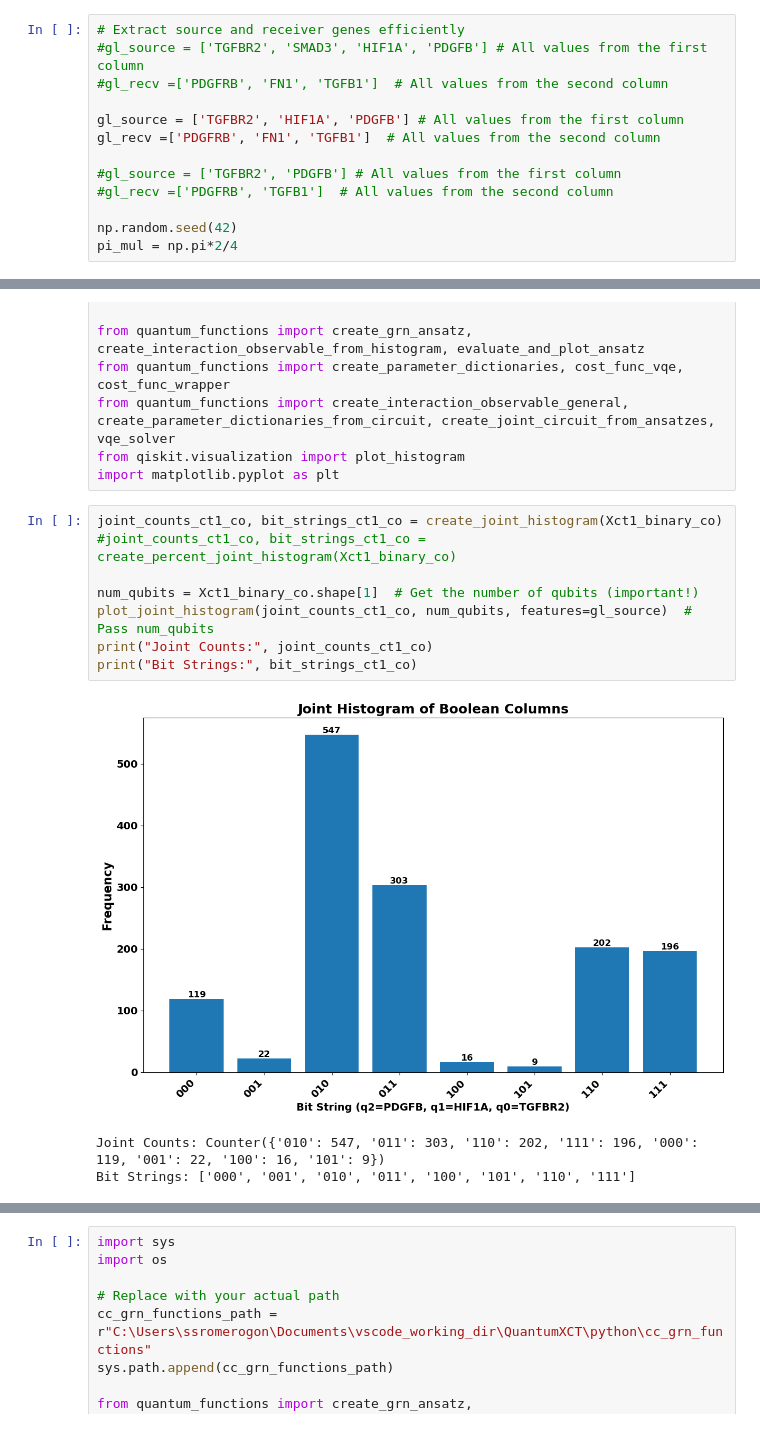
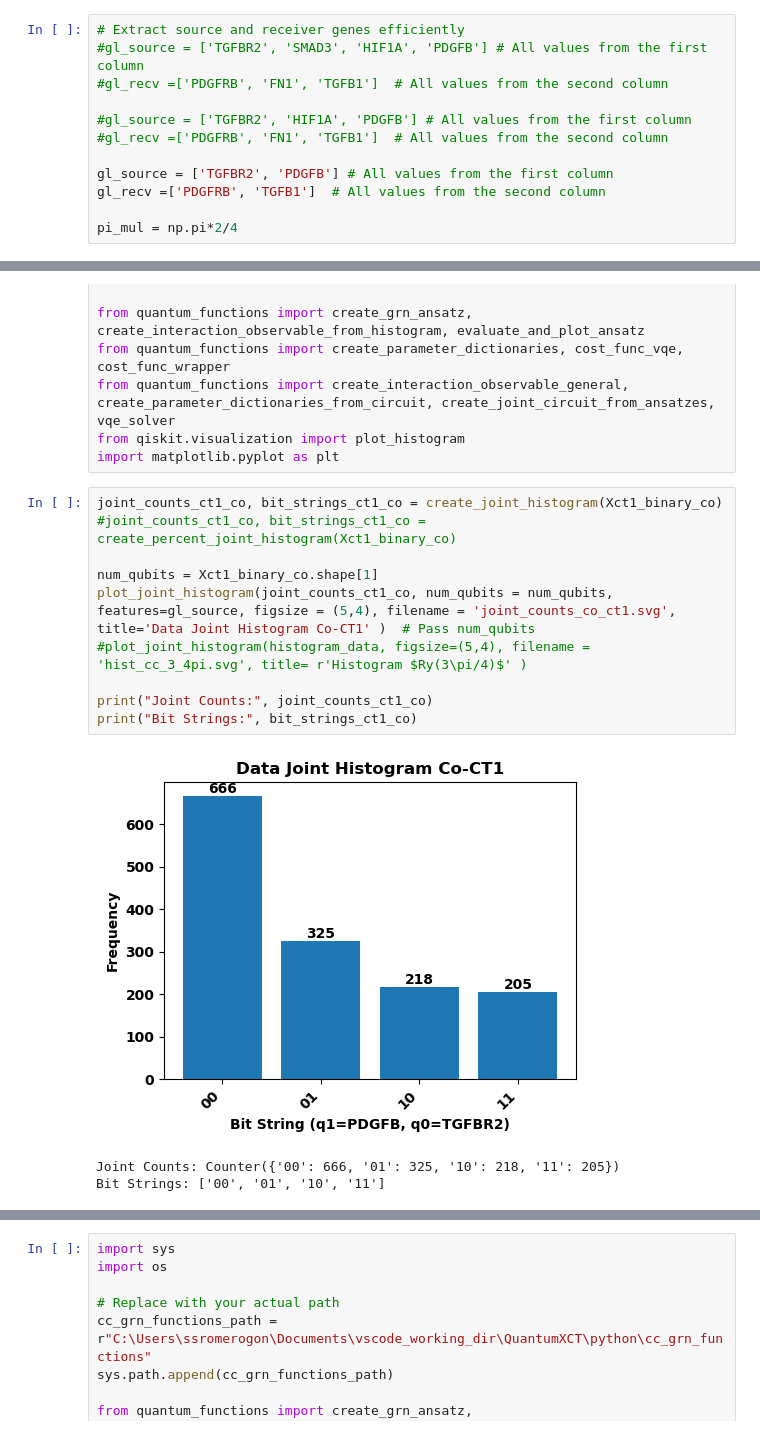
Before and after one commit to cailab-tamu/QuantumXCT, a Jupyter notebook: python/cc_grn_opt_1link.ipynb, the cells around one changed output, grey strips where cells are left out. Saved outputs shown, nothing was run; the diff lists cells and outputs as text.

Commit message:
Figure saves included in notebook 1link

```diff
--- a/python/cc_grn_opt_1link.ipynb
+++ b/python/cc_grn_opt_1link.ipynb
@@ -13,13 +15,12 @@ sc.pp.log1p(adata)
 #gl_source = ['TGFBR2', 'SMAD3', 'HIF1A', 'PDGFB'] # All values from the first column
 #gl_recv =['PDGFRB', 'FN1', 'TGFB1']  # All values from the second column
 
-gl_source = ['TGFBR2', 'HIF1A', 'PDGFB'] # All values from the first column
-gl_recv =['PDGFRB', 'FN1', 'TGFB1']  # All values from the second column
+#gl_source = ['TGFBR2', 'HIF1A', 'PDGFB'] # All values from the first column
+#gl_recv =['PDGFRB', 'FN1', 'TGFB1']  # All values from the second column
 
-#gl_source = ['TGFBR2', 'PDGFB'] # All values from the first column
-#gl_recv =['PDGFRB', 'TGFB1']  # All values from the second column
+gl_source = ['TGFBR2', 'PDGFB'] # All values from the first column
+gl_recv =['PDGFRB', 'TGFB1']  # All values from the second column
 
-np.random.seed(42)
 pi_mul = np.pi*2/4
 # %%
 ict1 = adata.obs["BatchID"] == "Cancer Cells (Co)"
@@ -179,15 +180,17 @@ import matplotlib.pyplot as plt
 # %%
 joint_counts_ct1_co, bit_strings_ct1_co = create_joint_histogram(Xct1_binary_co)
 #joint_counts_ct1_co, bit_strings_ct1_co = create_percent_joint_histogram(Xct1_binary_co)
 
-num_qubits = Xct1_binary_co.shape[1]  # Get the number of qubits (important!)
-plot_joint_histogram(joint_counts_ct1_co, num_qubits, features=gl_source)  # Pass num_qubits
+num_qubits = Xct1_binary_co.shape[1]
+plot_joint_histogram(joint_counts_ct1_co, num_qubits = num_qubits, features=gl_source, figsize = (5,4), filename = 'joint_counts_co_ct1.svg', title='Data Joint Histogram Co-CT1' )  # Pass num_qubits
+#plot_joint_histogram(histogram_data, figsize=(5,4), filename = 'hist_cc_3_4pi.svg', title= r'Histogram $Ry(3\pi/4)$' )
+
 print("Joint Counts:", joint_counts_ct1_co)
 print("Bit Strings:", bit_strings_ct1_co)
 # %% [output]
-[figure, old version]
+[figure, new version]
-Joint Counts: Counter({'010': 547, '011': 303, '110': 202, '111': 196, '000': 119, '001': 22, '100': 16, '101': 9})
-Bit Strings: ['000', '001', '010', '011', '100', '101', '110', '111']
+Joint Counts: Counter({'00': 666, '01': 325, '10': 218, '11': 205})
+Bit Strings: ['00', '01', '10', '11']
 # %%
 joint_counts_ct1_mo, bit_strings_ct1_mo = create_joint_histogram(Xct1_binary_mo)
 #joint_counts_ct1_mo, bit_strings_ct1_mo = create_percent_joint_histogram(Xct1_binary_mo)
```
Also changed, not shown: parts of 21 cells of this notebook, 3 other files.
